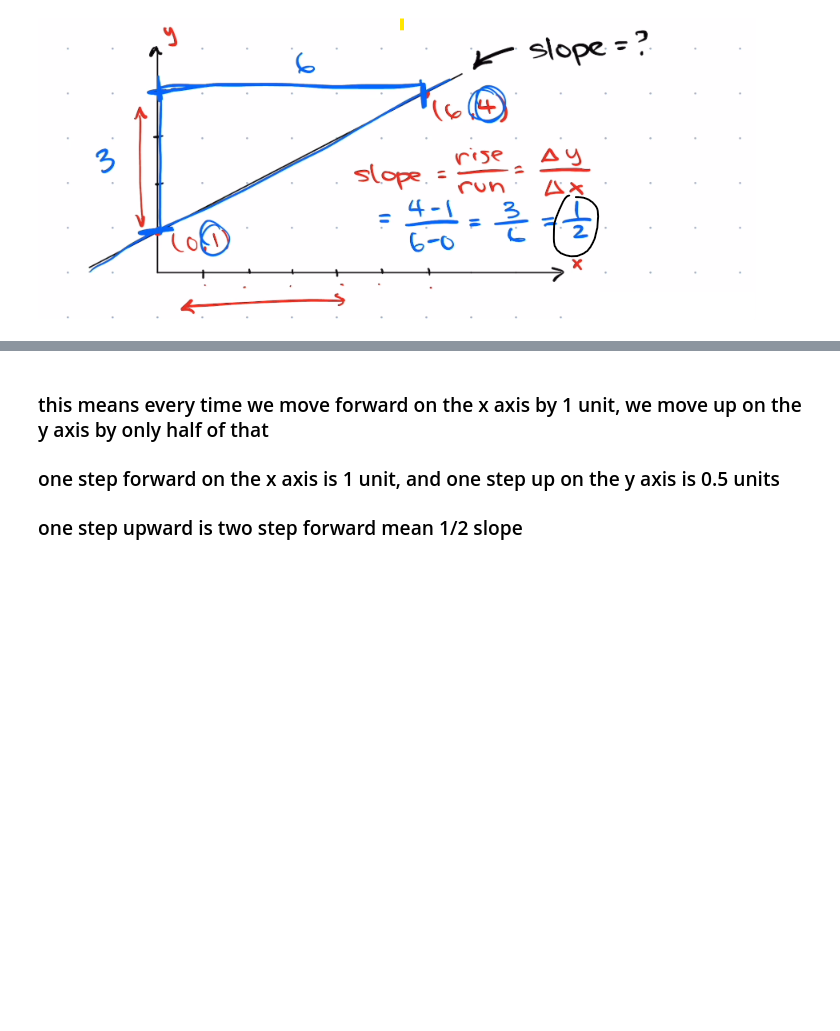
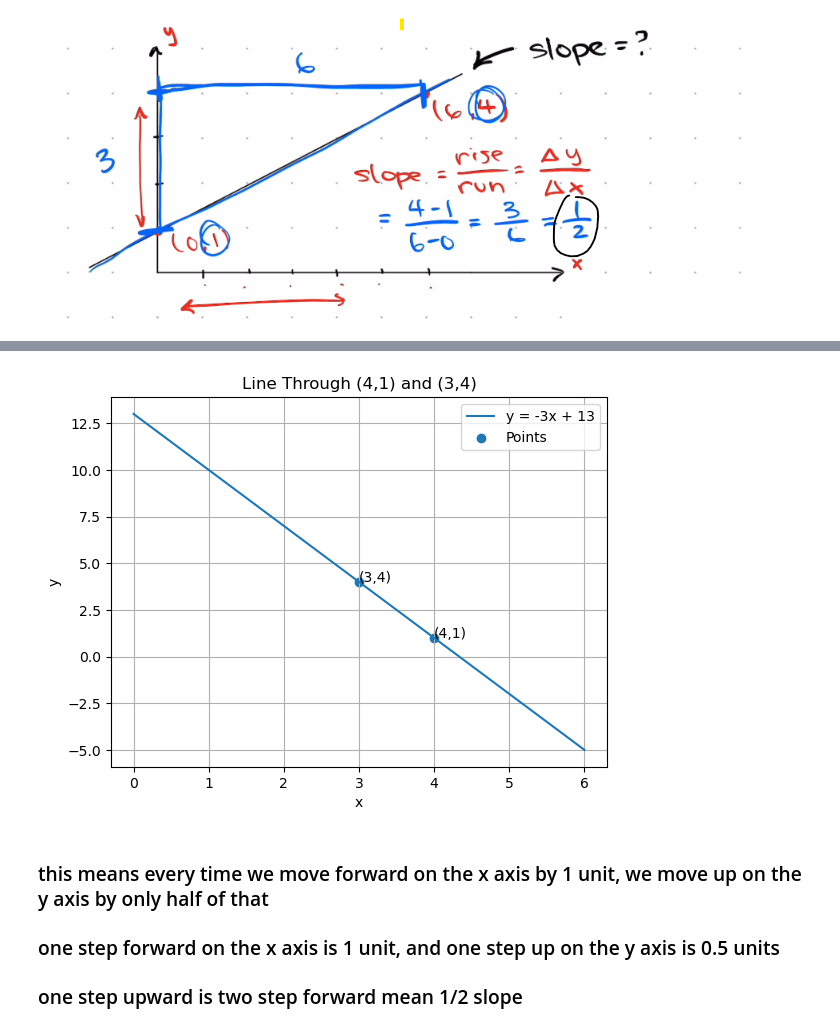
Before and after one commit to JianoFreo/deep_diff_calc, a Jupyter notebook: Calculus/02.Slope.ipynb, the cells around one changed output, grey strips where cells are left out. Cells and saved outputs as stored; diff of their text form; code cells hidden in the pictures; blank space fills up the shorter version.

Commit message:
Add detailed slope calculation plot and explanation in Calculus/02.Slope.ipynb

```diff
--- a/Calculus/02.Slope.ipynb
+++ b/Calculus/02.Slope.ipynb
@@ -7,3 +12,35 @@
+# %%
+import matplotlib.pyplot as plt
+import numpy as np
+
+# Slope
+m = -3
+
+# Point (4,1)
+x1, y1 = 4, 1
+
+# Equation: y = -3x + 13
+x = np.linspace(0, 6, 100)
+y = y1 + m * (x - x1)
+
+# Plot line with label
+plt.plot(x, y, label='y = -3x + 13')
+
+# Plot points with labels
+plt.scatter([4, 3], [1, 4], label='Points')
+
+plt.annotate("(4,1)", (4, 1))
+plt.annotate("(3,4)", (3, 4))
+
+plt.xlabel("x")
+plt.ylabel("y")
+plt.title("Line Through (4,1) and (3,4)")
+plt.legend()  # Show labels
+
+plt.grid(True)
+plt.show()
+# %% [output]
+[figure, added]
 # %% [markdown]
 ### this means every time we move forward on the x axis by 1 unit, we move up on the y axis by only half of that
 
```
Also changed, not shown: parts of 1 cell of this notebook, 1 other file.
